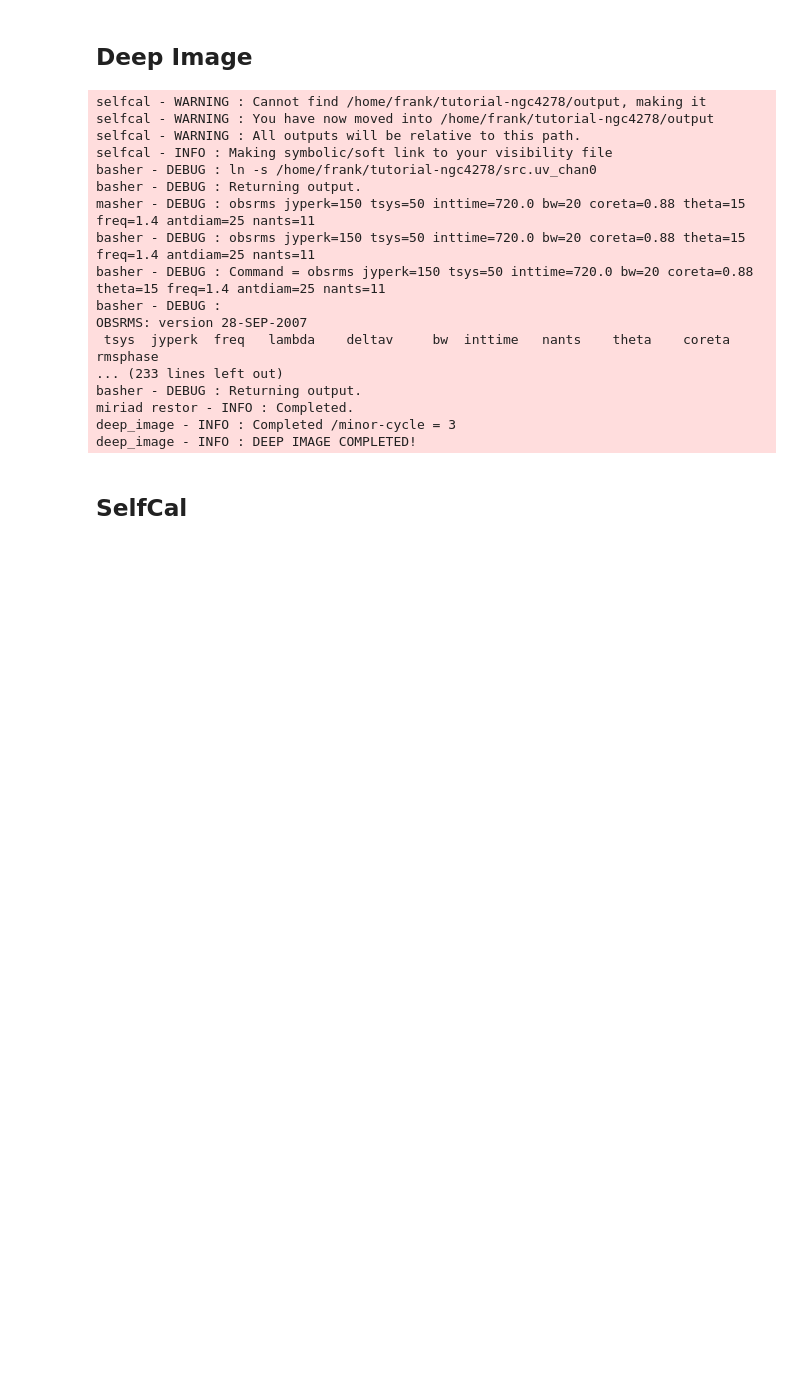
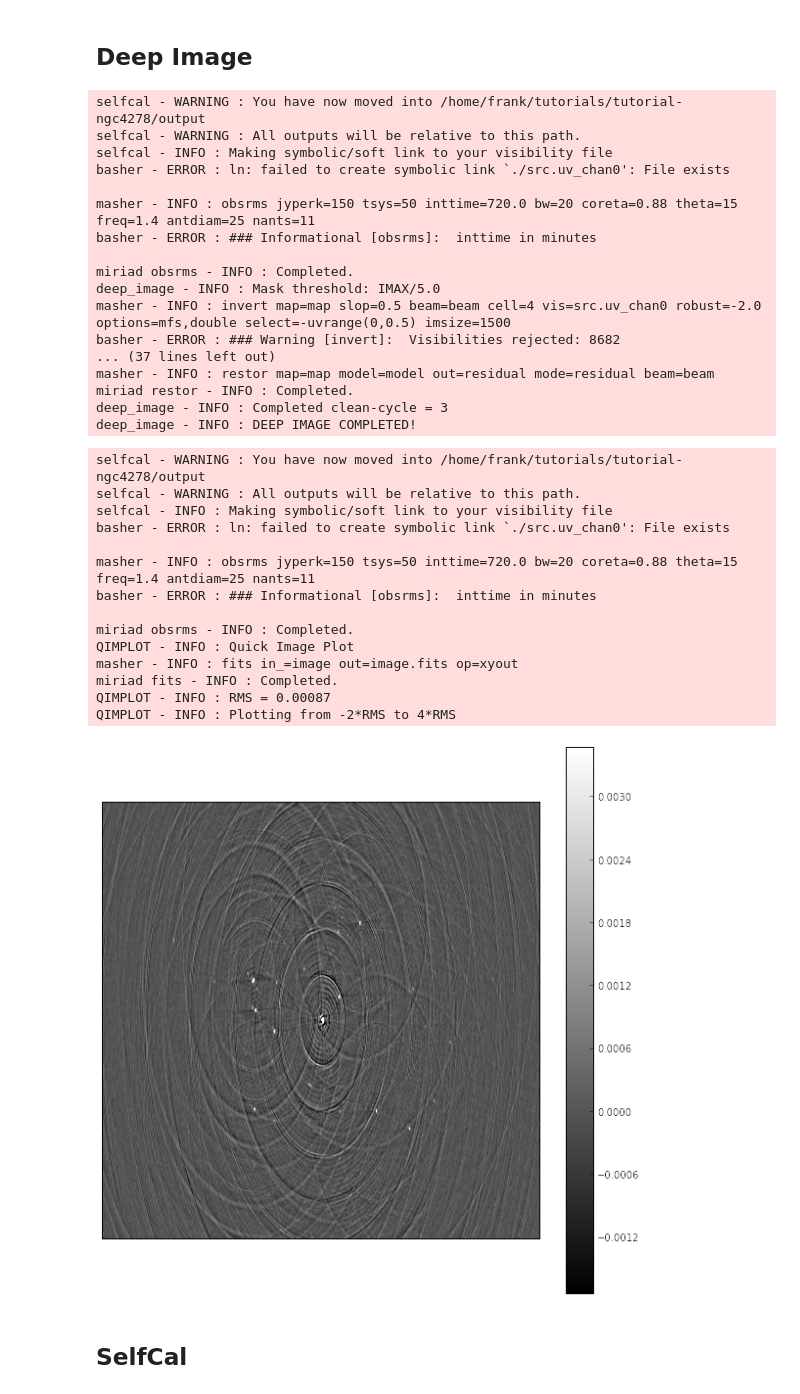
Before and after one commit to foxmouldy/apercal, a Jupyter notebook: ipython-notebooks/NGC4278.ipynb, the cells around one changed output. Drawn from its saved outputs; the diff is of its cells as text; code cells hidden in the pictures; blank space fills up the shorter version.

Commit message:
Updated the lib.py module with qimplot() - Quick Image Plotter. Added example notebooks for documentation. Updated the README.md file to contain some useful instructions.

```diff
--- a/ipython-notebooks/NGC4278.ipynb
+++ b/ipython-notebooks/NGC4278.ipynb
@@ -16,6 +20,6 @@ ccal = calibrate.crosscal()
 # %%
 cal1 = calibrate.source()
-path = '/home/frank/tutorial-ngc4278'
+path = '/home/frank/tutorials/tutorial-ngc4278'
 cal1.path = path
 cal1.ms = '10400803_S0_T0.MS'
 cal1.vis = 'cal1.uv'
@@ -265,7 +220,7 @@ scal = calibrate.wselfcal()
 scal.source = s0
 scal.output = 'output'
 
-scal.invert.robust = 0.0
+scal.invert.robust = -2.0
 scal.invert.slop = '0.5'
 scal.invert.imsize ='1500'
 scal.invert.cell = 4
@@ -294,14 +249,14 @@ scal.restor.mode = 'clean'
 
 # SelfCal and Image Cycle Settings
 # Number of Major Cycles
-scal.num_major = 3
+scal.num_selfcal = 3
 # Number of minor cycles - The number of image cycles
-scal.num_minor = 3
+scal.num_clean = 3
 
 # The mask cutoffs will go from immax/cmin...
-scal.cmin = 3
+scal.cmin = 5
 # to a minimum of imax/cmax
-scal.cmax = 10
+scal.cmax = 20
 # If linear is True, then the mask cutoffs will decrease linearly.
 # If linear is False, then the mask cutoffs will be decrease logarithmically,
 # with log10(cmin) and log10(cmax) as the minimum and maximum denominators respectively.
@@ -318,23 +273,44 @@ scal.setup()
 
 scal.deep_image()
 # %% [output]
-selfcal - WARNING : Cannot find /home/frank/tutorial-ngc4278/output, making it
-selfcal - WARNING : You have now moved into /home/frank/tutorial-ngc4278/output
+selfcal - WARNING : You have now moved into /home/frank/tutorials/tutorial-ngc4278/output
 selfcal - WARNING : All outputs will be relative to this path.
 selfcal - INFO : Making symbolic/soft link to your visibility file
-basher - DEBUG : ln -s /home/frank/tutorial-ngc4278/src.uv_chan0
-basher - DEBUG : Returning output.
-masher - DEBUG : obsrms jyperk=150 tsys=50 inttime=720.0 bw=20 coreta=0.88 theta=15 freq=1.4 antdiam=25 nants=11
-basher - DEBUG : obsrms jyperk=150 tsys=50 inttime=720.0 bw=20 coreta=0.88 theta=15 freq=1.4 antdiam=25 nants=11
-basher - DEBUG : Command = obsrms jyperk=150 tsys=50 inttime=720.0 bw=20 coreta=0.88 theta=15 freq=1.4 antdiam=25 nants=11
-basher - DEBUG :
-OBSRMS: version 28-SEP-2007
- tsys  jyperk  freq   lambda    deltav     bw  inttime   nants    theta    coreta   rmsphase
-... (233 lines left out)
-basher - DEBUG : Returning output.
+basher - ERROR : ln: failed to create symbolic link `./src.uv_chan0': File exists
+
+masher - INFO : obsrms jyperk=150 tsys=50 inttime=720.0 bw=20 coreta=0.88 theta=15 freq=1.4 antdiam=25 nants=11
+basher - ERROR : ### Informational [obsrms]:  inttime in minutes
+
+miriad obsrms - INFO : Completed.
+deep_image - INFO : Mask threshold: IMAX/5.0
+masher - INFO : invert map=map slop=0.5 beam=beam cell=4 vis=src.uv_chan0 robust=-2.0 options=mfs,double select=-uvrange(0,0.5) imsize=1500
+basher - ERROR : ### Warning [invert]:  Visibilities rejected: 8682
+... (37 lines left out)
+masher - INFO : restor map=map model=model out=residual mode=residual beam=beam
 miriad restor - INFO : Completed.
-deep_image - INFO : Completed /minor-cycle = 3
+deep_image - INFO : Completed clean-cycle = 3
 deep_image - INFO : DEEP IMAGE COMPLETED!
+# %%
+scal.source = s0
+scal.output = 'output'
+scal.setup()
+lib.qimplot('image', rmin=-2, rmax=4)
+# %% [output]
+selfcal - WARNING : You have now moved into /home/frank/tutorials/tutorial-ngc4278/output
+selfcal - WARNING : All outputs will be relative to this path.
+selfcal - INFO : Making symbolic/soft link to your visibility file
+basher - ERROR : ln: failed to create symbolic link `./src.uv_chan0': File exists
+
+masher - INFO : obsrms jyperk=150 tsys=50 inttime=720.0 bw=20 coreta=0.88 theta=15 freq=1.4 antdiam=25 nants=11
+basher - ERROR : ### Informational [obsrms]:  inttime in minutes
+
+miriad obsrms - INFO : Completed.
+QIMPLOT - INFO : Quick Image Plot
+masher - INFO : fits in_=image out=image.fits op=xyout
+miriad fits - INFO : Completed.
+QIMPLOT - INFO : RMS = 0.00087
+QIMPLOT - INFO : Plotting from -2*RMS to 4*RMS
+[figure, added]
 # %% [markdown]
 ## SelfCal
 # %%
```
Also changed, not shown: parts of 16 cells of this notebook, 8 other files.
